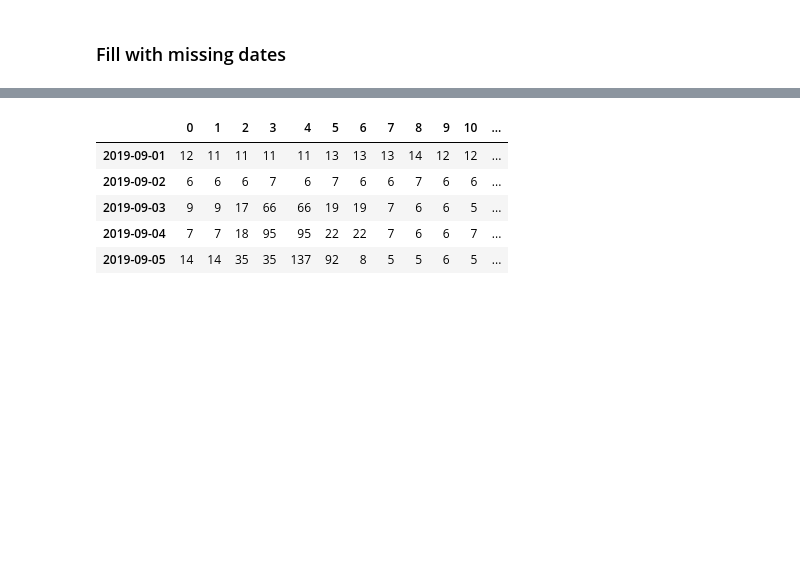
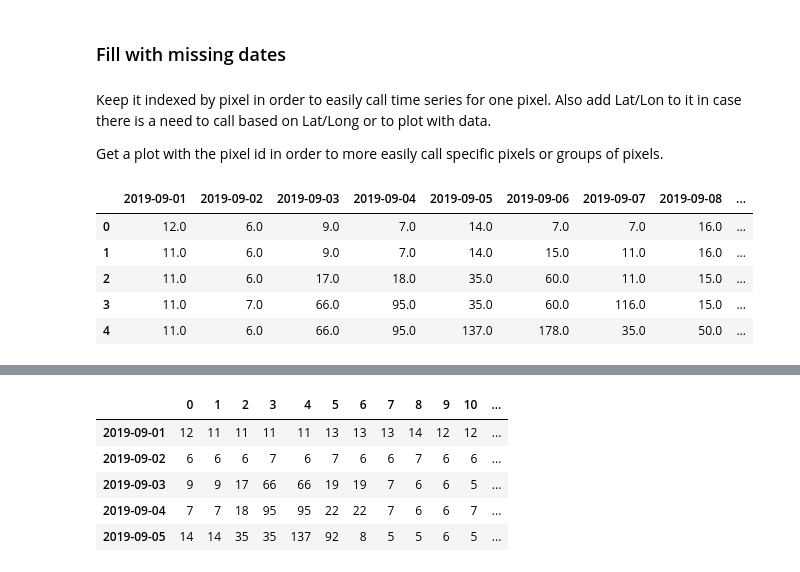
Before and after one commit to calekochenour/remote-sensing-fusion, a Jupyter notebook: 01-code-scripts/penn-state-campus-black-marble-radiance.ipynb, the cells around one changed output, grey strips where cells are left out. Drawn from its saved outputs; the diff is of its cells as text; code cells hidden in the pictures; blank space fills up the shorter version.

```diff
--- a/01-code-scripts/penn-state-campus-black-marble-radiance.ipynb
+++ b/01-code-scripts/penn-state-campus-black-marble-radiance.ipynb
@@ -829,3 +814,7 @@ mean_radiance_dict.get('2020').get('03').max()
 radiance_diff_sept2019_march2020 = march_2020_mean_radiance - sept_2019_mean_radiance
 # %% [markdown]
 ### Fill with missing dates
+# %% [markdown]
+Keep it indexed by pixel in order to easily call time series for one pixel. Also add Lat/Lon to it in case there is a need to call based on Lat/Long or to plot with data.
+
+Get a plot with the pixel id in order to more easily call specific pixels or groups of pixels.
@@ -831,0 +823,9 @@ radiance_diff_sept2019_march2020 = march_2020_mean_radiance - sept_2019_mean_rad
+# %%
+filled_test.head()
+# %% [output]
+|  | 2019-09-01 | 2019-09-02 | 2019-09-03 | 2019-09-04 | 2019-09-05 | 2019-09-06 | 2019-09-07 | 2019-09-08 | ... |
+| 0 | 12.0 | 6.0 | 9.0 | 7.0 | 14.0 | 7.0 | 7.0 | 16.0 | ... |
+| 1 | 11.0 | 6.0 | 9.0 | 7.0 | 14.0 | 15.0 | 11.0 | 16.0 | ... |
+| 2 | 11.0 | 6.0 | 17.0 | 18.0 | 35.0 | 60.0 | 11.0 | 15.0 | ... |
+| 3 | 11.0 | 7.0 | 66.0 | 95.0 | 35.0 | 60.0 | 116.0 | 15.0 | ... |
+| 4 | 11.0 | 6.0 | 66.0 | 95.0 | 137.0 | 178.0 | 35.0 | 50.0 | ... |
```
Also changed, not shown: parts of 19 cells of this notebook.
